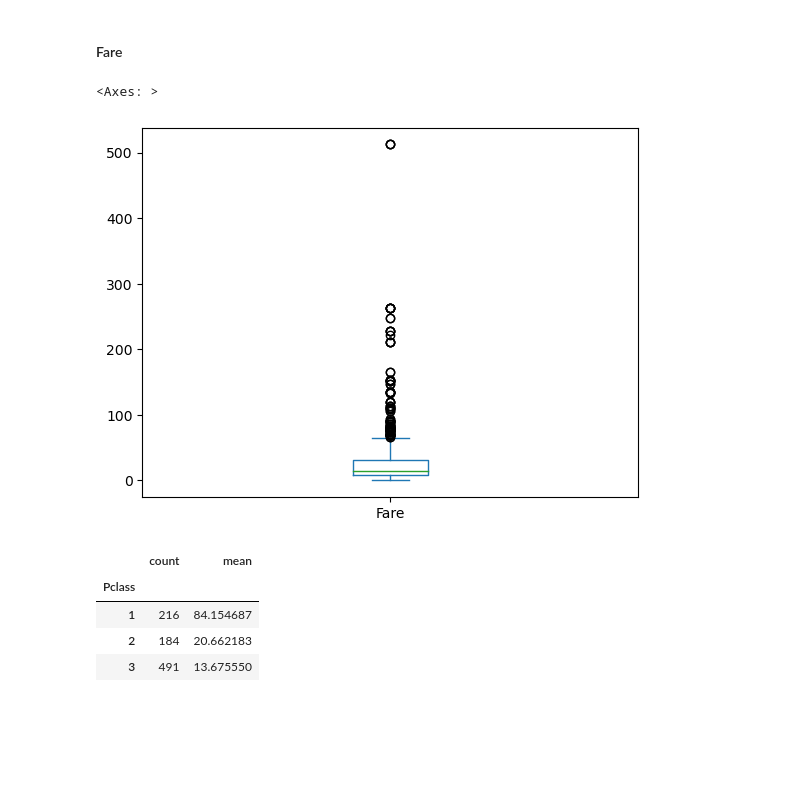
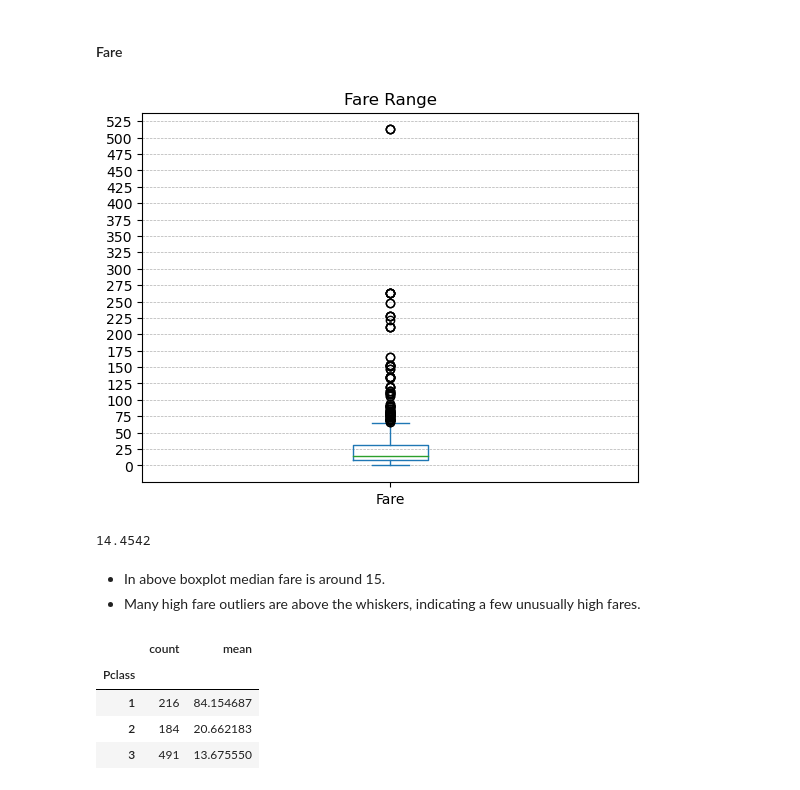
Before and after one commit to sagarbarge/Titanic-EDA-Modeling, a Jupyter notebook: Titanic_Competition_Sagar.ipynb, the cells around one changed output. Drawn from its saved outputs; the diff is of its cells as text; code cells hidden in the pictures; blank space fills up the shorter version.

```diff
--- a/Titanic_Competition_Sagar.ipynb
+++ b/Titanic_Competition_Sagar.ipynb
@@ -500,10 +447,21 @@ plt.show()
 # %%
 # Checking overall Fare rate
 
 df.Fare.plot.box()
+plt.title('Fare Range')
+plt.grid(axis='y', which='major', linestyle='--', linewidth=0.5)
+plt.gca().set_yticks(range(int(df.Fare.min()), int(df.Fare.max()) + 25, 25))
+plt.show()
 # %% [output]
-<Axes: >
-[figure, old version]
+[figure, new version]
+# %%
+# Median Fare
+df.Fare.median()
+# %% [output]
+14.4542
+# %% [markdown]
+- In above boxplot median fare is around 15.
+- Many high fare outliers are above the whiskers, indicating a few unusually high fares.
 # %%
 # Class wise average fare price
 class_avg_price= df.groupby('Pclass')['Fare'].aggregate(['count', 'mean'])
```
Also changed, not shown: parts of 19 cells of this notebook.
